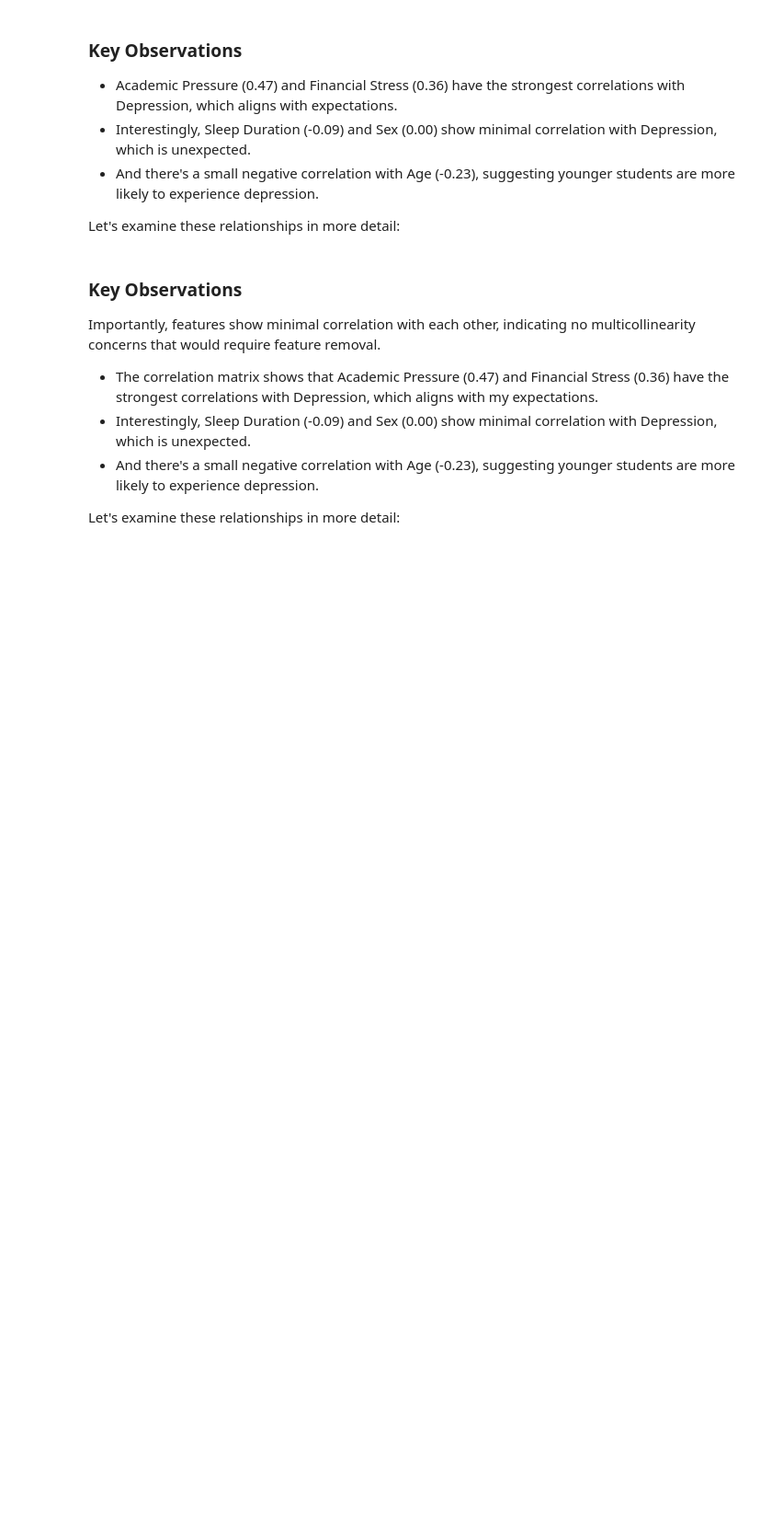
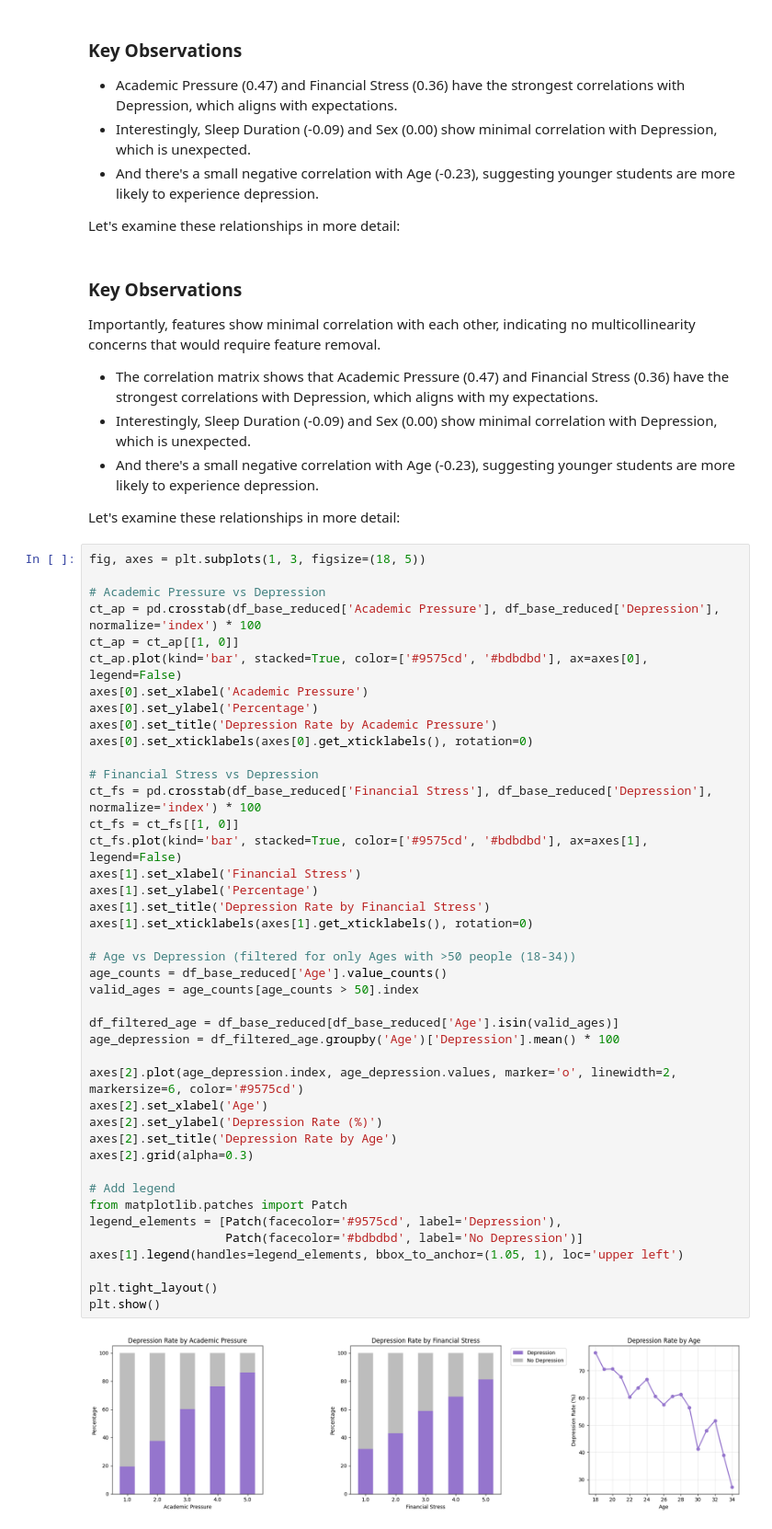
Before and after one commit to empra19/Mental-Health-Supervised-Learning-Project, a Jupyter notebook: (2) exploratory_data_analysis.ipynb, the cells around one changed output. Shown at 92% size. Saved outputs shown, nothing was run; the diff lists cells and outputs as text; blank space fills up the shorter version.

```diff
--- a/(2) exploratory_data_analysis.ipynb
+++ b/(2) exploratory_data_analysis.ipynb
@@ -83,3 +83,47 @@ Importantly, features show minimal correlation with each other, indicating no mu
 - And there's a small negative correlation with Age (-0.23), suggesting younger students are more likely to experience depression.
 
 Let's examine these relationships in more detail:
+# %%
+fig, axes = plt.subplots(1, 3, figsize=(18, 5))
+
+# Academic Pressure vs Depression
+ct_ap = pd.crosstab(df_base_reduced['Academic Pressure'], df_base_reduced['Depression'], normalize='index') * 100
+ct_ap = ct_ap[[1, 0]]
+ct_ap.plot(kind='bar', stacked=True, color=['#9575cd', '#bdbdbd'], ax=axes[0], legend=False)
+axes[0].set_xlabel('Academic Pressure')
+axes[0].set_ylabel('Percentage')
+axes[0].set_title('Depression Rate by Academic Pressure')
+axes[0].set_xticklabels(axes[0].get_xticklabels(), rotation=0)
+
+# Financial Stress vs Depression
+ct_fs = pd.crosstab(df_base_reduced['Financial Stress'], df_base_reduced['Depression'], normalize='index') * 100
+ct_fs = ct_fs[[1, 0]]
+ct_fs.plot(kind='bar', stacked=True, color=['#9575cd', '#bdbdbd'], ax=axes[1], legend=False)
+axes[1].set_xlabel('Financial Stress')
+axes[1].set_ylabel('Percentage')
+axes[1].set_title('Depression Rate by Financial Stress')
+axes[1].set_xticklabels(axes[1].get_xticklabels(), rotation=0)
+
+# Age vs Depression (filtered for only Ages with >50 people (18-34))
+age_counts = df_base_reduced['Age'].value_counts()
+valid_ages = age_counts[age_counts > 50].index
+
+df_filtered_age = df_base_reduced[df_base_reduced['Age'].isin(valid_ages)]
+age_depression = df_filtered_age.groupby('Age')['Depression'].mean() * 100
+
+axes[2].plot(age_depression.index, age_depression.values, marker='o', linewidth=2, markersize=6, color='#9575cd')
+axes[2].set_xlabel('Age')
+axes[2].set_ylabel('Depression Rate (%)')
+axes[2].set_title('Depression Rate by Age')
+axes[2].grid(alpha=0.3)
+
+# Add legend
+from matplotlib.patches import Patch
+legend_elements = [Patch(facecolor='#9575cd', label='Depression'),
+                   Patch(facecolor='#bdbdbd', label='No Depression')]
+axes[1].legend(handles=legend_elements, bbox_to_anchor=(1.05, 1), loc='upper left')
+
+plt.tight_layout()
+plt.show()
+# %% [output]
+[figure, added]
```
Also changed, not shown: parts of 3 cells of this notebook.
